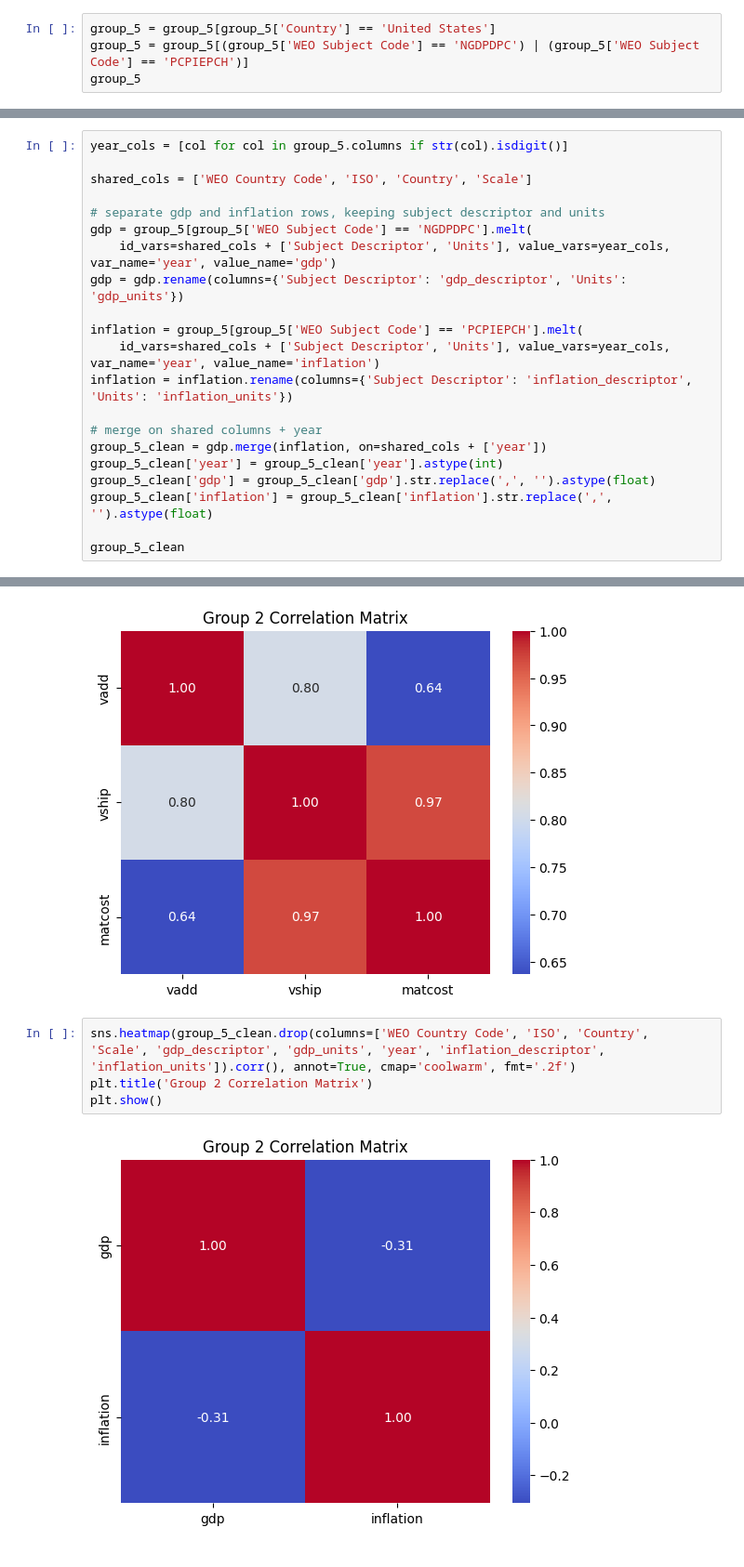
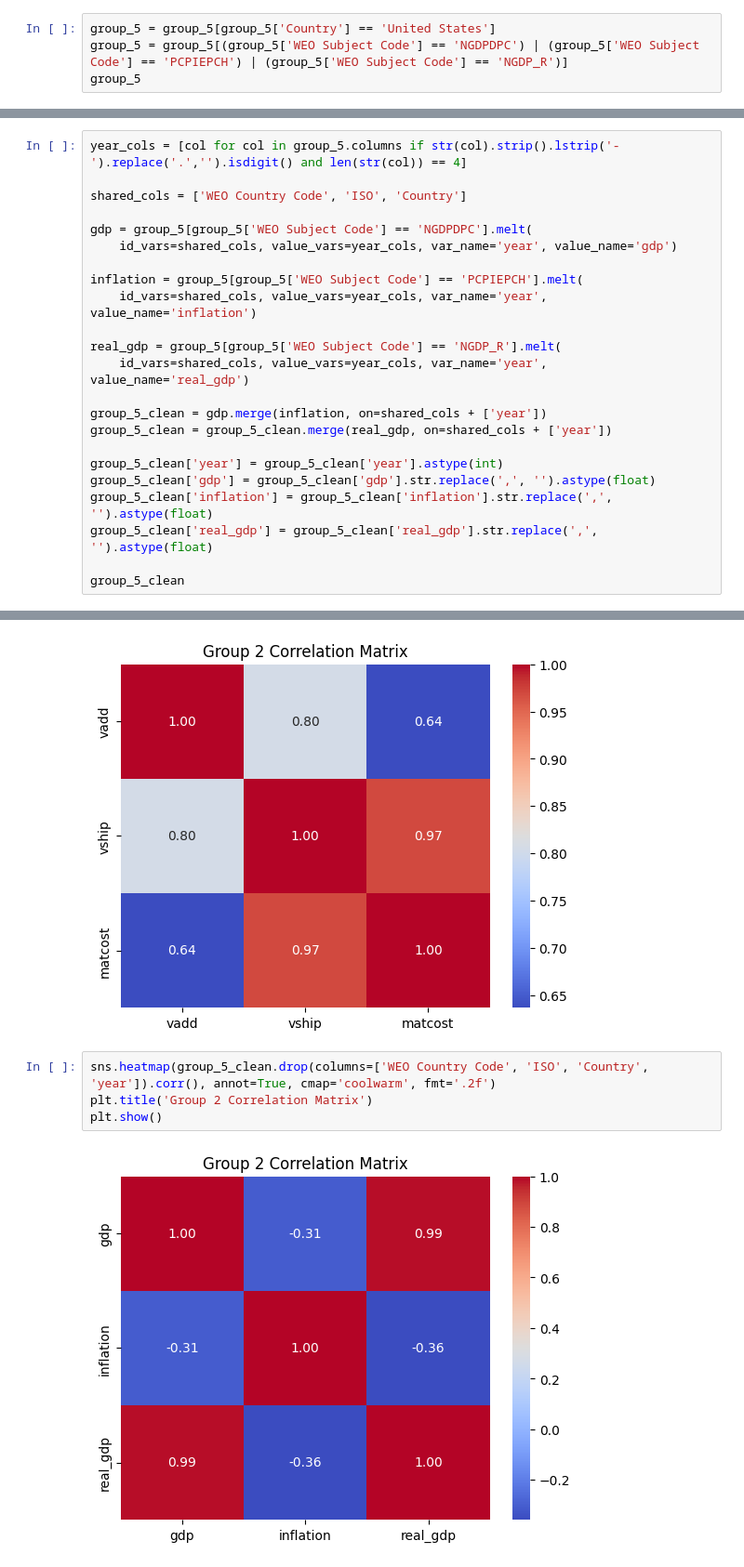
Before and after one commit to yomisamadesu/DS_ML_Project_colab-integrartion, a Jupyter notebook: DSML1/data_inspection.ipynb, the cells around one changed output, grey strips where cells are left out. Shown at 93% size. Saved outputs shown, nothing was run; the diff lists cells and outputs as text.

Commit message:
visuals

```diff
--- a/DSML1/data_inspection.ipynb
+++ b/DSML1/data_inspection.ipynb
@@ -158,7 +158,7 @@ group_3
 - Inflation
 # %%
 group_5 = group_5[group_5['Country'] == 'United States']
-group_5 = group_5[(group_5['WEO Subject Code'] == 'NGDPDPC') | (group_5['WEO Subject Code'] == 'PCPIEPCH')]
+group_5 = group_5[(group_5['WEO Subject Code'] == 'NGDPDPC') | (group_5['WEO Subject Code'] == 'PCPIEPCH') | (group_5['WEO Subject Code'] == 'NGDP_R')]
 group_5
 # %% [output]
 |  | WEO Country Code | ISO | WEO Subject Code | Country | Subject Descriptor | Subject Notes | Units | ... |
@@ -168,22 +172,24 @@ group_5
 # %%
-year_cols = [col for col in group_5.columns if str(col).isdigit()]
+year_cols = [col for col in group_5.columns if str(col).strip().lstrip('-').replace('.','').isdigit() and len(str(col)) == 4]
 
-shared_cols = ['WEO Country Code', 'ISO', 'Country', 'Scale']
+shared_cols = ['WEO Country Code', 'ISO', 'Country']
 
-# separate gdp and inflation rows, keeping subject descriptor and units
 gdp = group_5[group_5['WEO Subject Code'] == 'NGDPDPC'].melt(
-    id_vars=shared_cols + ['Subject Descriptor', 'Units'], value_vars=year_cols, var_name='year', value_name='gdp')
-gdp = gdp.rename(columns={'Subject Descriptor': 'gdp_descriptor', 'Units': 'gdp_units'})
+    id_vars=shared_cols, value_vars=year_cols, var_name='year', value_name='gdp')
 
 inflation = group_5[group_5['WEO Subject Code'] == 'PCPIEPCH'].melt(
-    id_vars=shared_cols + ['Subject Descriptor', 'Units'], value_vars=year_cols, var_name='year', value_name='inflation')
-inflation = inflation.rename(columns={'Subject Descriptor': 'inflation_descriptor', 'Units': 'inflation_units'})
+    id_vars=shared_cols, value_vars=year_cols, var_name='year', value_name='inflation')
 
-# merge on shared columns + year
+real_gdp = group_5[group_5['WEO Subject Code'] == 'NGDP_R'].melt(
+    id_vars=shared_cols, value_vars=year_cols, var_name='year', value_name='real_gdp')
+
 group_5_clean = gdp.merge(inflation, on=shared_cols + ['year'])
+group_5_clean = group_5_clean.merge(real_gdp, on=shared_cols + ['year'])
+
 group_5_clean['year'] = group_5_clean['year'].astype(int)
 group_5_clean['gdp'] = group_5_clean['gdp'].str.replace(',', '').astype(float)
 group_5_clean['inflation'] = group_5_clean['inflation'].str.replace(',', '').astype(float)
+group_5_clean['real_gdp'] = group_5_clean['real_gdp'].str.replace(',', '').astype(float)
 
 group_5_clean
 # %% [output]
@@ -227,8 +233,8 @@ plt.show()
 # %% [output]
 [figure]
 # %%
-sns.heatmap(group_5_clean.drop(columns=['WEO Country Code', 'ISO', 'Country', 'Scale', 'gdp_descriptor', 'gdp_units', 'year', 'inflation_descriptor', 'inflation_units']).corr(), annot=True, cmap='coolwarm', fmt='.2f')
+sns.heatmap(group_5_clean.drop(columns=['WEO Country Code', 'ISO', 'Country', 'year']).corr(), annot=True, cmap='coolwarm', fmt='.2f')
 plt.title('Group 2 Correlation Matrix')
 plt.show()
 # %% [output]
-[figure, old version]
+[figure, new version]
```
Also changed, not shown: parts of 19 cells of this notebook.
